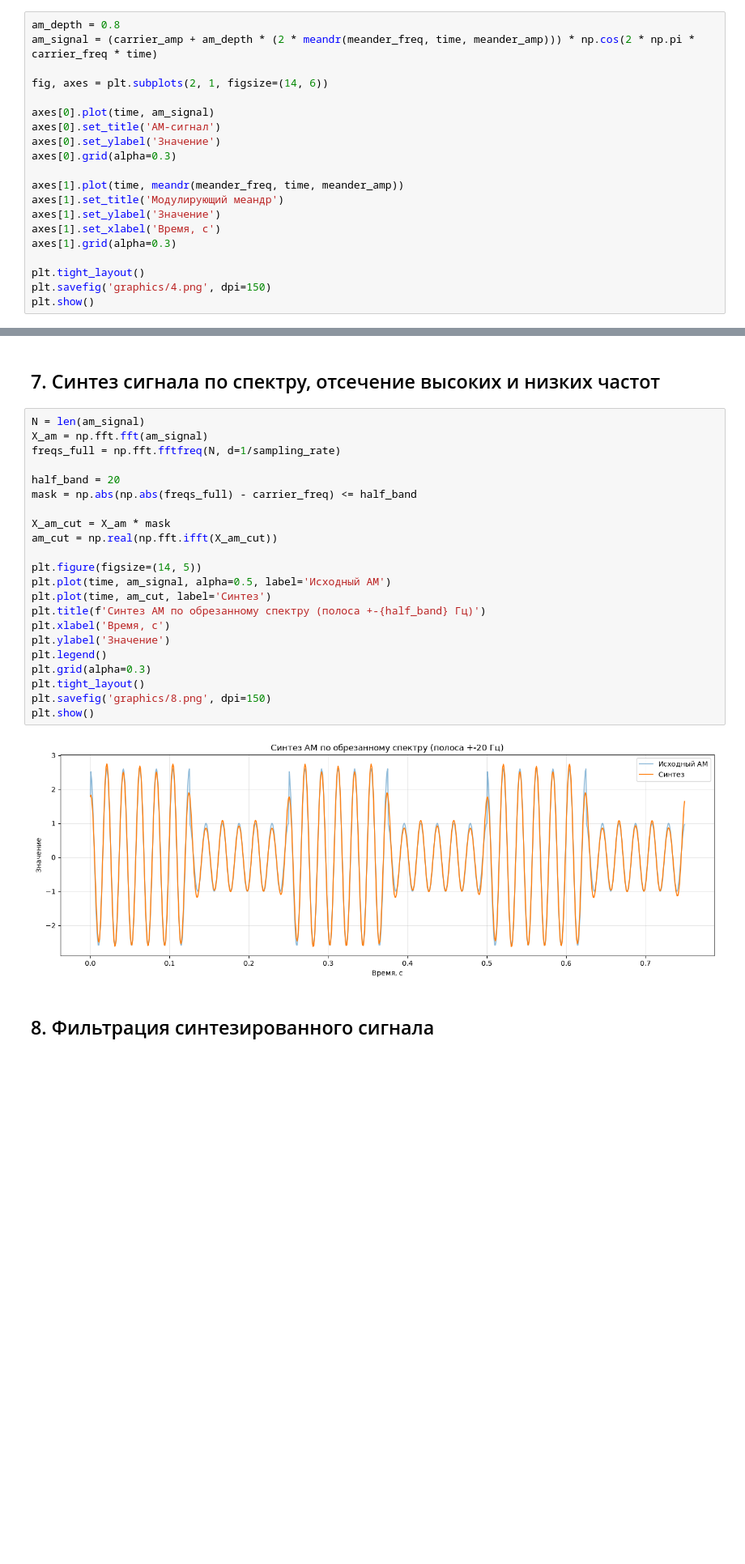
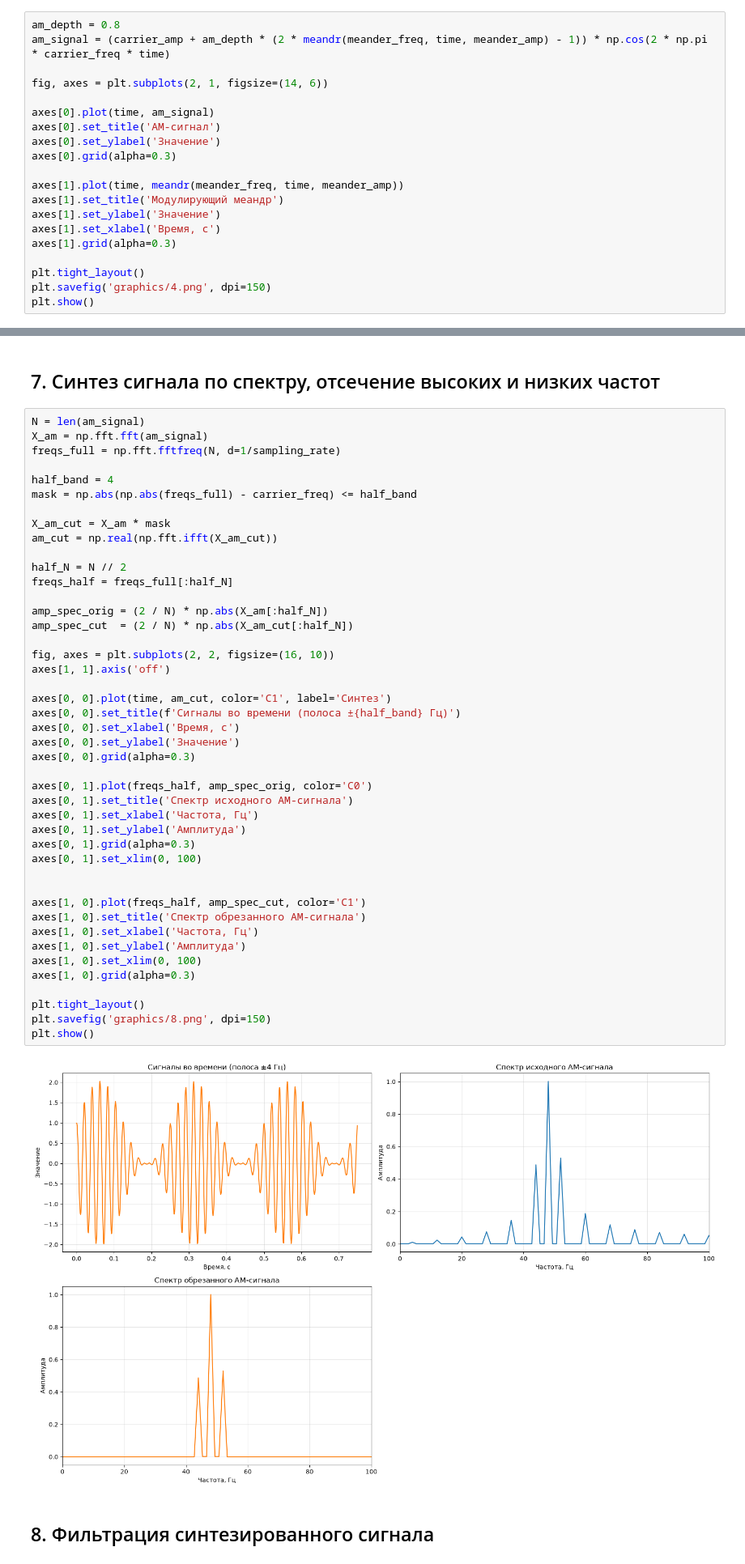
Before and after one commit to Merkury2006/TIPIS, a Jupyter notebook: lab2.ipynb, the cells around one changed output, grey strips where cells are left out. Shown at 81% size. Cells and saved outputs as stored; diff of their text form; blank space fills up the shorter version.

```diff
--- a/lab2.ipynb
+++ b/lab2.ipynb
@@ -78,7 +78,7 @@ plt.show()
 ## 3. АМ-сигнал
 # %%
 am_depth = 0.8
-am_signal = (carrier_amp + am_depth * (2 * meandr(meander_freq, time, meander_amp))) * np.cos(2 * np.pi * carrier_freq * time)
+am_signal = (carrier_amp + am_depth * (2 * meandr(meander_freq, time, meander_amp) - 1)) * np.cos(2 * np.pi * carrier_freq * time)
 
 fig, axes = plt.subplots(2, 1, figsize=(14, 6))
 
@@ -196,27 +196,49 @@ plt.show()
 # %%
 N = len(am_signal)
 X_am = np.fft.fft(am_signal)
 freqs_full = np.fft.fftfreq(N, d=1/sampling_rate)
 
-half_band = 20
+half_band = 4
 mask = np.abs(np.abs(freqs_full) - carrier_freq) <= half_band
 
 X_am_cut = X_am * mask
 am_cut = np.real(np.fft.ifft(X_am_cut))
 
-plt.figure(figsize=(14, 5))
-plt.plot(time, am_signal, alpha=0.5, label='Исходный АМ')
-plt.plot(time, am_cut, label='Синтез')
-plt.title(f'Синтез АМ по обрезанному спектру (полоса +-{half_band} Гц)')
-plt.xlabel('Время, с')
-plt.ylabel('Значение')
-plt.legend()
-plt.grid(alpha=0.3)
+half_N = N // 2
+freqs_half = freqs_full[:half_N]
+
+amp_spec_orig = (2 / N) * np.abs(X_am[:half_N])
+amp_spec_cut  = (2 / N) * np.abs(X_am_cut[:half_N])
+
+fig, axes = plt.subplots(2, 2, figsize=(16, 10))
+axes[1, 1].axis('off')
+
+axes[0, 0].plot(time, am_cut, color='C1', label='Синтез')
+axes[0, 0].set_title(f'Сигналы во времени (полоса ±{half_band} Гц)')
+axes[0, 0].set_xlabel('Время, с')
+axes[0, 0].set_ylabel('Значение')
+axes[0, 0].grid(alpha=0.3)
+
+axes[0, 1].plot(freqs_half, amp_spec_orig, color='C0')
+axes[0, 1].set_title('Спектр исходного АМ-сигнала')
+axes[0, 1].set_xlabel('Частота, Гц')
+axes[0, 1].set_ylabel('Амплитуда')
+axes[0, 1].grid(alpha=0.3)
+axes[0, 1].set_xlim(0, 100)
+
+
+axes[1, 0].plot(freqs_half, amp_spec_cut, color='C1')
+axes[1, 0].set_title('Спектр обрезанного АМ-сигнала')
+axes[1, 0].set_xlabel('Частота, Гц')
+axes[1, 0].set_ylabel('Амплитуда')
+axes[1, 0].set_xlim(0, 100)
+axes[1, 0].grid(alpha=0.3)
+
 plt.tight_layout()
 plt.savefig('graphics/8.png', dpi=150)
 plt.show()
 # %% [output]
-[figure, old version]
+[figure, new version]
 # %% [markdown]
 ## 8. Фильтрация синтезированного сигнала
 # %%
```
Also changed, not shown: parts of 3 cells of this notebook.
